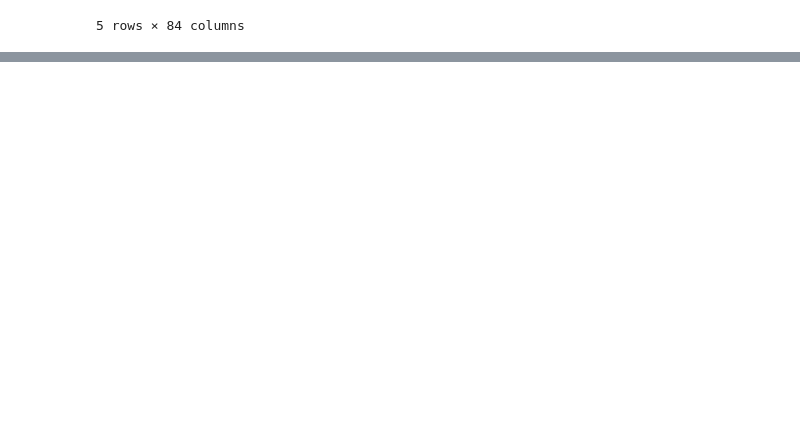
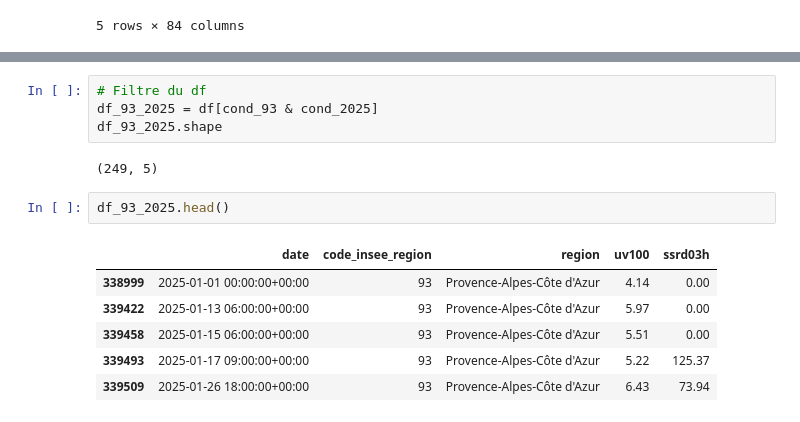
Before and after one commit to 64FC/DFG_Potentiel_Scolaire, a Jupyter notebook: DFG_Potentiel_Scolaire_exploration.ipynb, the cells around one changed output, grey strips where cells are left out. Cells and saved outputs as stored; diff of their text form; blank space fills up the shorter version.

```diff
--- a/DFG_Potentiel_Scolaire_exploration.ipynb
+++ b/DFG_Potentiel_Scolaire_exploration.ipynb
@@ -1496,0 +1582,15 @@ gdf.head()
+# %%
+# Filtre du df
+df_93_2025 = df[cond_93 & cond_2025]
+df_93_2025.shape
+# %% [output]
+(249, 5)
+# %%
+df_93_2025.head()
+# %% [output]
+|  | date | code_insee_region | region | uv100 | ssrd03h |
+| 338999 | 2025-01-01 00:00:00+00:00 | 93 | Provence-Alpes-Côte d'Azur | 4.14 | 0.00 |
+| 339422 | 2025-01-13 06:00:00+00:00 | 93 | Provence-Alpes-Côte d'Azur | 5.97 | 0.00 |
+| 339458 | 2025-01-15 06:00:00+00:00 | 93 | Provence-Alpes-Côte d'Azur | 5.51 | 0.00 |
+| 339493 | 2025-01-17 09:00:00+00:00 | 93 | Provence-Alpes-Côte d'Azur | 5.22 | 125.37 |
+| 339509 | 2025-01-26 18:00:00+00:00 | 93 | Provence-Alpes-Côte d'Azur | 6.43 | 73.94 |
```
Also changed, not shown: parts of 28 cells of this notebook.
